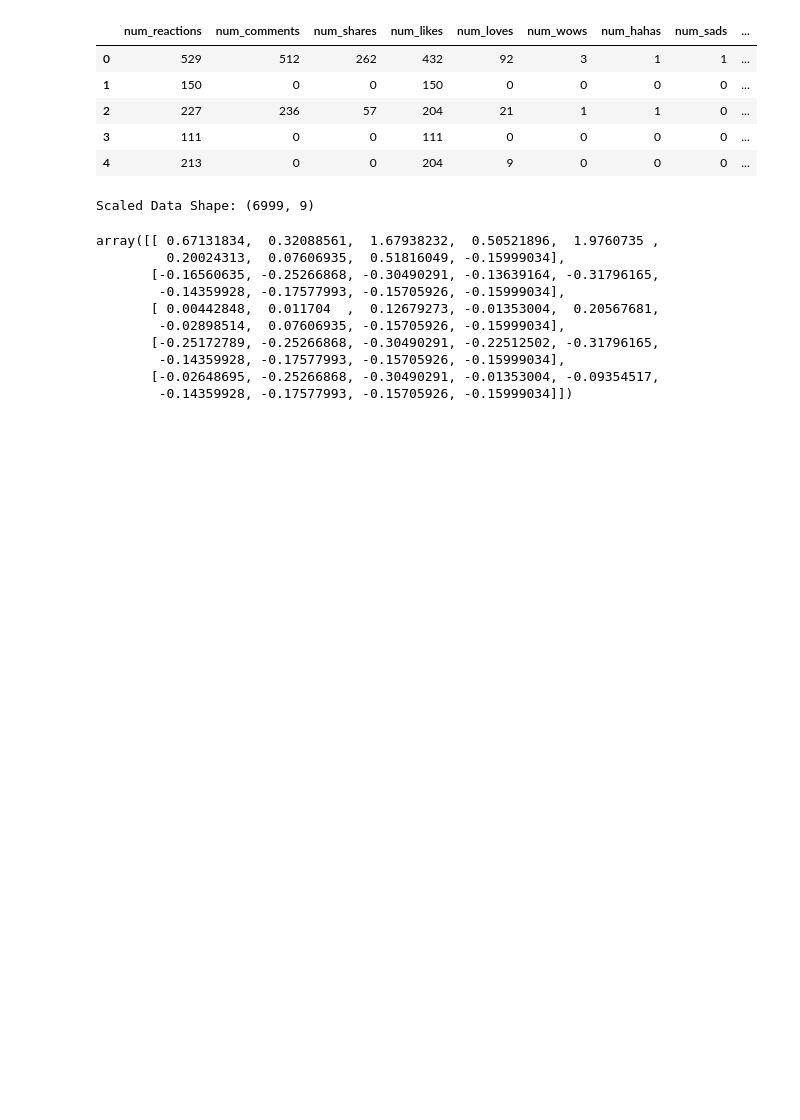
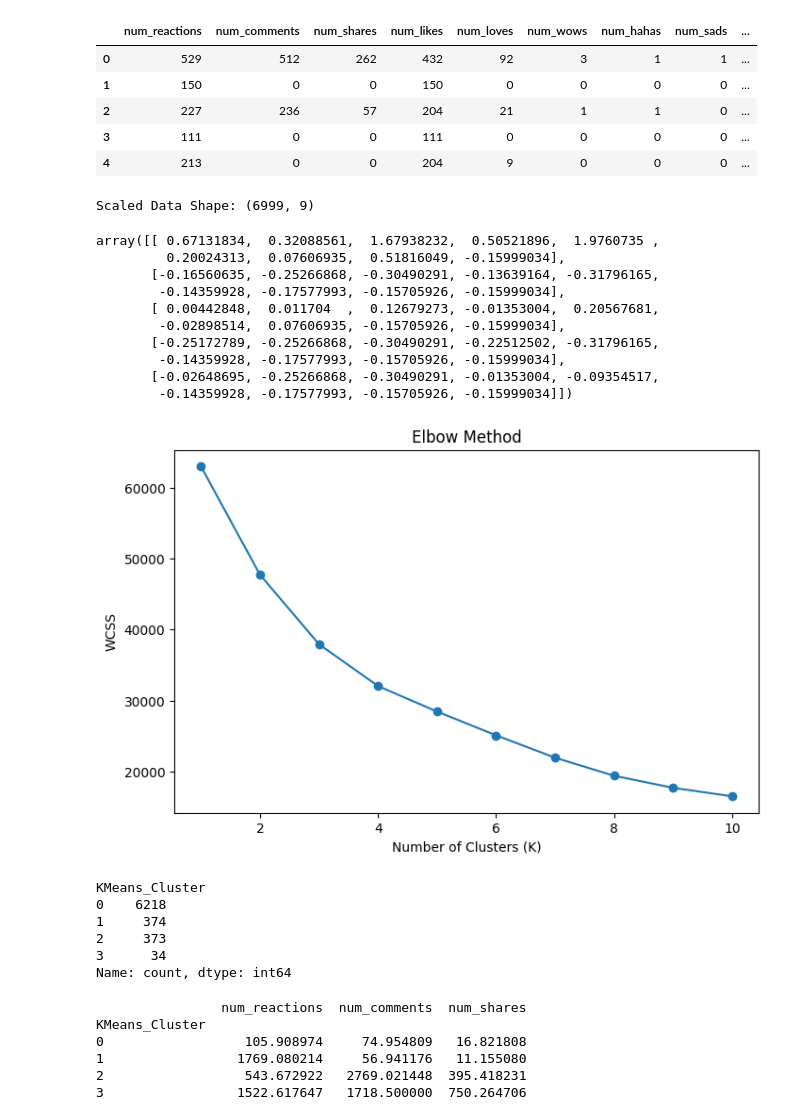
Before and after one commit to Rudra-pointer/pyml, a Jupyter notebook: project/project.ipynb, the cells around one changed output. Drawn from its saved outputs; the diff is of its cells as text; code cells hidden in the pictures; blank space fills up the shorter version.

```diff
--- a/project/project.ipynb
+++ b/project/project.ipynb
@@ -454,3 +456,80 @@ array([[ 0.67131834,  0.32088561,  1.67938232,  0.50521896,  1.9760735 ,
 # and num_loves is 1.98 (almost 2 standard deviations above average) —
 # confirming this particular post had unusually high 'love' reactions
 # compared to the rest of the dataset.
+# %%
+# Step 22: Elbow Method
+
+wcss = []
+
+for i in range(1, 11):
+    kmeans = KMeans(
+        n_clusters=i,
+        random_state=42,
+        n_init=10
+    )
+
+    kmeans.fit(X_scaled)
+
+    wcss.append(kmeans.inertia_)
+
+plt.figure(figsize=(8,5))
+
+plt.plot(range(1,11), wcss, marker='o')
+
+plt.title("Elbow Method")
+plt.xlabel("Number of Clusters (K)")
+plt.ylabel("WCSS")
+
+plt.show()
+
+# Observation:
+# The elbow point appears at K=4.
+# Therefore, 4 clusters are selected for K-Means clustering.
+# %% [output]
+[figure, added]
+# %%
+# Step 23: Apply K-Means Clustering
+
+kmeans = KMeans(
+    n_clusters=4,
+    random_state=42,
+    n_init=10
+)
+
+clusters = kmeans.fit_predict(X_scaled)
+
+df['KMeans_Cluster'] = clusters
+
+print(df['KMeans_Cluster'].value_counts())
+
+# Observation:
+# K-Means grouped posts into four engagement clusters.
+# %% [output]
+KMeans_Cluster
+0    6218
+1     374
+2     373
+3      34
+Name: count, dtype: int64
+# %%
+# Step 24: K-Means Cluster Analysis
+
+cluster_summary = df.groupby('KMeans_Cluster')[
+    [
+        'num_reactions',
+        'num_comments',
+        'num_shares'
+    ]
+].mean()
+
+print(cluster_summary)
+
+# Observation:
+# Each cluster represents a different engagement pattern.
+# %% [output]
+                num_reactions  num_comments  num_shares
+KMeans_Cluster
+0                  105.908974     74.954809   16.821808
+1                 1769.080214     56.941176   11.155080
+2                  543.672922   2769.021448  395.418231
+3                 1522.617647   1718.500000  750.264706
```
Also changed, not shown: parts of 9 cells of this notebook.
